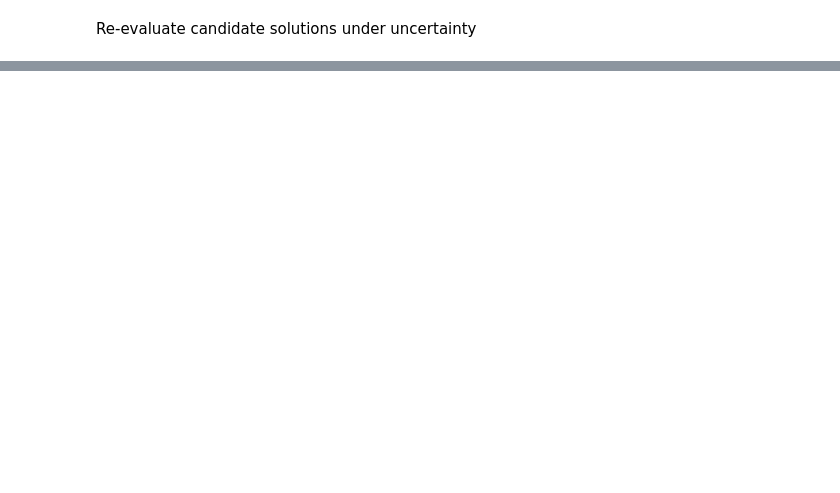
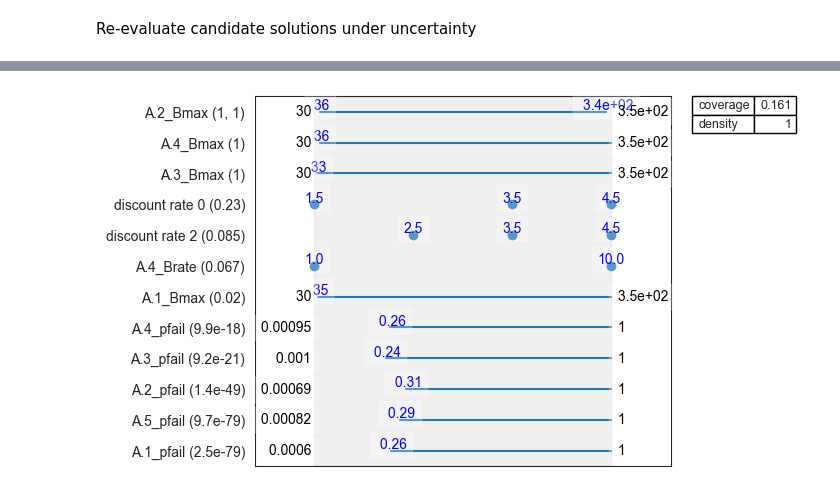
Before and after one commit to Q-Quan/MBDMGroup22, a Jupyter notebook: final assignment/MORDM_Try4.ipynb, the cells around one changed output, grey strips where cells are left out. Saved outputs shown, nothing was run; the diff lists cells and outputs as text; code cells hidden in the pictures; blank space fills up the shorter version.

```diff
--- a/final assignment/MORDM_Try4.ipynb
+++ b/final assignment/MORDM_Try4.ipynb
@@ -114,0 +184,5 @@ Re-evaluate candidate solutions under uncertainty
+# %%
+n_scenarios = 1000
+with MultiprocessingEvaluator(model) as evaluator:
+    results = evaluator.perform_experiments(n_scenarios,
+                                            policies_to_evaluate)
@@ -114,0 +194,2 @@ Re-evaluate candidate solutions under uncertainty
+# %%
+experiments, outcomes = results
@@ -114,0 +227,5 @@ Re-evaluate candidate solutions under uncertainty
+# %%
+#CLEAN NAMES TO FACILITATE PRIM
+#Only leave the aggregated values (outcomes
+experiments_noDI = experiments.drop(labels=['A.1_DikeIncrease 0','A.1_DikeIncrease 1','A.1_DikeIncrease 2','A.2_DikeIncrease 0','A.2_DikeIncrease 1','A.2_DikeIncrease 2','A.3_DikeIncrease 0','A.3_DikeIncrease 1','A.3_DikeIncrease 2','A.4_DikeIncrease 0','A.4_DikeIncrease 1','A.4_DikeIncrease 2','A.5_DikeIncrease 0','A.5_DikeIncrease 1','A.5_DikeIncrease 2', 'policy'], axis =1)
+cleaned_experiments = experiments_noDI.drop(labels=['0_RfR 0','0_RfR 1','0_RfR 2','1_RfR 0','1_RfR 1','1_RfR 2','2_RfR 0','2_RfR 1','2_RfR 2','3_RfR 0','3_RfR 1','3_RfR 2','4_RfR 0','4_RfR 1','4_RfR 2','EWS_DaysToThreat'], axis =1)
@@ -114,0 +248,10 @@ Re-evaluate candidate solutions under uncertainty
+# %%
+from ema_workbench.analysis import prim
+from ema_workbench import ema_logging
+ema_logging.log_to_stderr(ema_logging.INFO);
+
+x = cleaned_experiments
+
+y = (outcomes['Expected Number of Deaths'] <= 0.001)
+prim_alg = prim.Prim(x,y, threshold = 0.5, peel_alpha = 0.01)
+box = prim_alg.find_box()
@@ -114,0 +267,5 @@ Re-evaluate candidate solutions under uncertainty
+# %%
+box.inspect(style='graph')
+plt.show()
+# %% [output]
+[figure, added]
```
Also changed, not shown: parts of 22 cells of this notebook, 1 other file.
